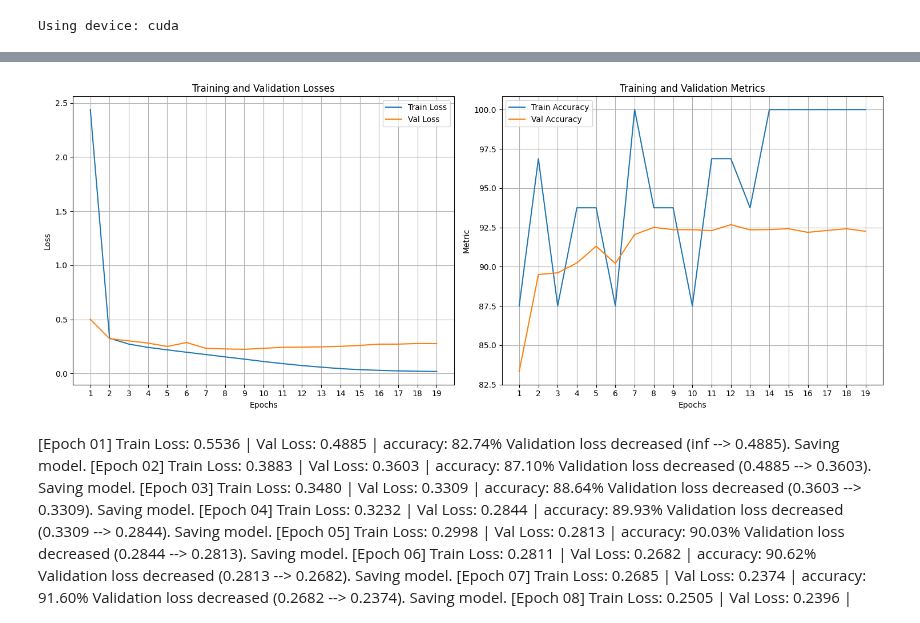
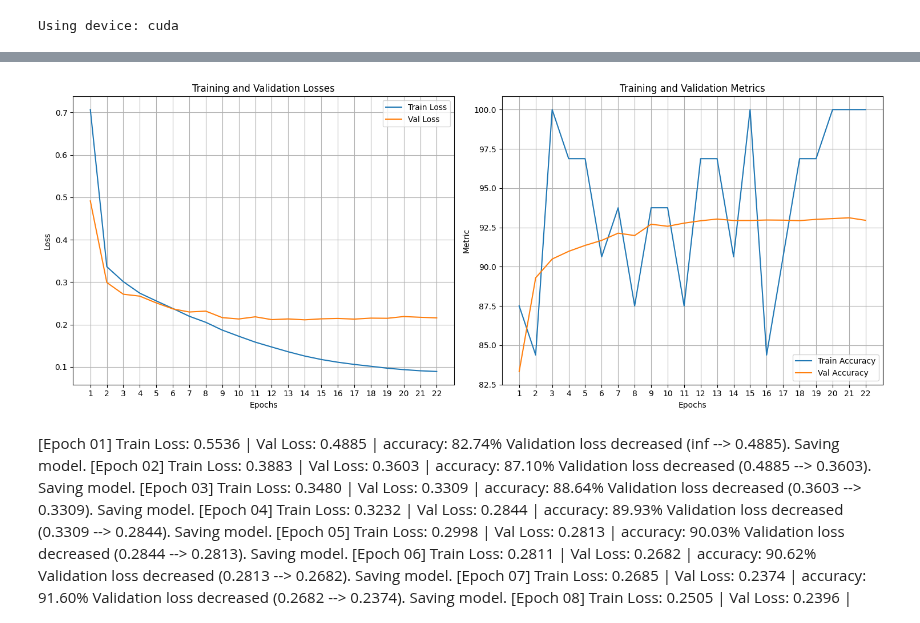
Before and after one commit to FutureGoose/OctaCycleCNN, a Jupyter notebook: exercises/w4/lek_functions_mnist.ipynb, the cells around one changed output, grey strips where cells are left out. Drawn from its saved outputs; the diff is of its cells as text; code cells hidden in the pictures.

```diff
--- a/exercises/w4/lek_functions_mnist.ipynb
+++ b/exercises/w4/lek_functions_mnist.ipynb
@@ -79,8 +79,8 @@ class Net(nn.Module):
 
         # fully connected layers
         self.flatten = nn.Flatten()
-        self.fc = nn.Linear(flattened_size, 2048)
-        self.fc2 = nn.Linear(2048, output_size)
+        self.fc = nn.Linear(flattened_size, 128)
+        self.fc2 = nn.Linear(128, output_size)
 
         self.relu = nn.ReLU()
         self.dropout = nn.Dropout(0.3)
@@ -93,17 +93,10 @@ class Net(nn.Module):
         x = self.pool(self.bn2(self.relu(self.conv2(x))))
         # conv3 + batch norm + pooling
         x = self.pool(self.bn3(self.relu(self.conv3(x))))
-
-        # print(x.size(), '\n')
-        # print(x, '\n' * 2)
-
+        x = self.dropout(x)
 
         # flatten and fully connected layer
         x = self.flatten(x)
-
-        # print(x.size(), '\n')
-        # print(x)
-
         x = self.fc(self.relu(x))
         x = self.dropout2(x)
         x = self.fc2(x)
@@ -124,7 +117,7 @@ trainer = ModelTrainer(
     loss_fn=nn.CrossEntropyLoss(),
     optimizer=optimizer,
     scheduler=scheduler,
-    batch_size=64,
+    batch_size=32,
     verbose=True,
     early_stopping_patience=10,
     early_stopping_delta=0.001,
@@ -156,6 +149,6 @@ EarlyStopping counter: 9 out of 10
 EarlyStopping counter: 10 out of 10
 🚨 Early stopping triggered.
-[figure, old version]
+[figure, new version]
 # %% [markdown]
 [Epoch 01] Train Loss: 0.5536 | Val Loss: 0.4885 | accuracy: 82.74%
 Validation loss decreased (inf --> 0.4885). Saving model.
```
Also changed, not shown: parts of 1 cell of this notebook, 2 other files.
